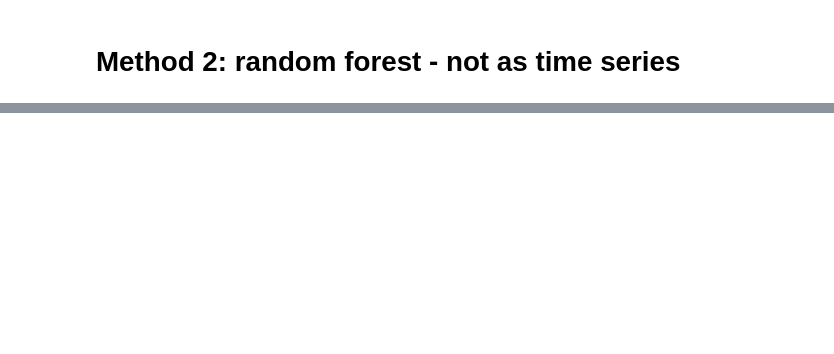
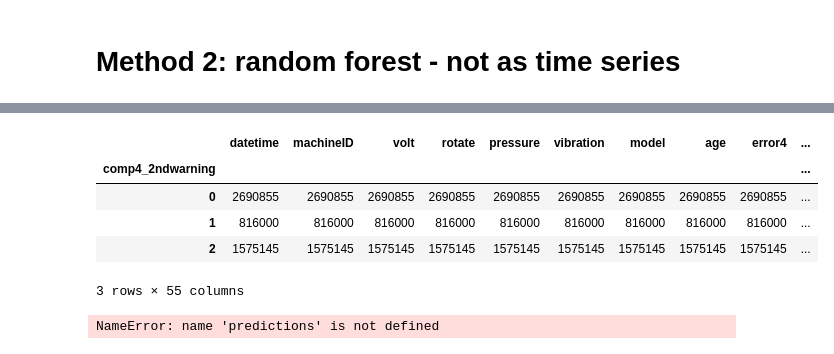
Before and after one commit to abhinav15feb/Predictive-Modeling, a Jupyter notebook: SQLPredictiveMaintenance.ipynb, the cells around one changed output, grey strips where cells are left out. Cells and saved outputs as stored; diff of their text form; code cells hidden in the pictures; blank space fills up the shorter version.

```diff
--- a/SQLPredictiveMaintenance.ipynb
+++ b/SQLPredictiveMaintenance.ipynb
@@ -514,0 +545,13 @@ round(numpy.mean(errors), 2)
+# %%
+train_data.groupby('comp4_2ndwarning').count()
+# %% [output]
+|  | datetime | machineID | volt | rotate | pressure | vibration | model | age | error4 | ... |
+| comp4_2ndwarning |  |  |  |  |  |  |  |  |  | ... |
+| 0 | 2690855 | 2690855 | 2690855 | 2690855 | 2690855 | 2690855 | 2690855 | 2690855 | 2690855 | ... |
+| 1 | 816000 | 816000 | 816000 | 816000 | 816000 | 816000 | 816000 | 816000 | 816000 | ... |
+| 2 | 1575145 | 1575145 | 1575145 | 1575145 | 1575145 | 1575145 | 1575145 | 1575145 | 1575145 | ... |
+3 rows × 55 columns
+# %%
+errors = abs(predictions - test_data[160000:190000].comp1_2ndwarning)
+# %% [output]
+NameError: name 'predictions' is not defined
```
Also changed, not shown: parts of 48 cells of this notebook.
